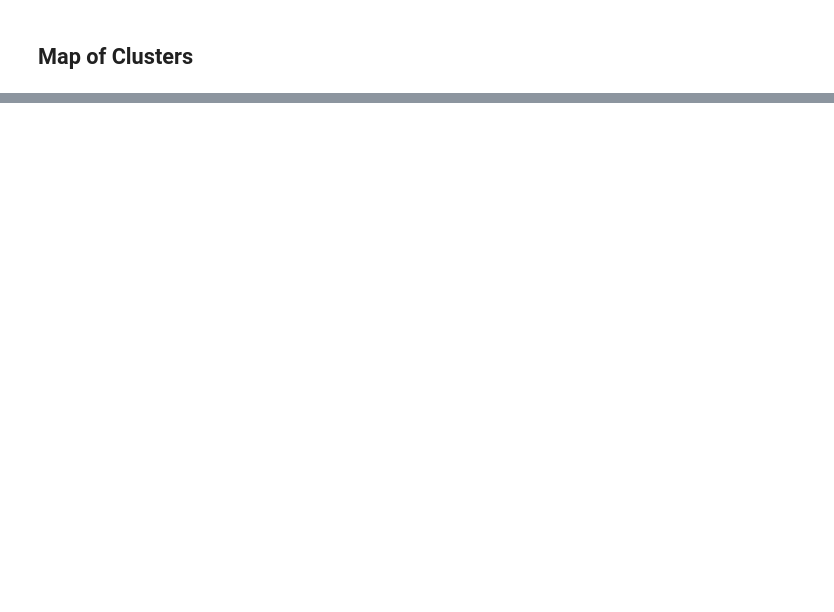
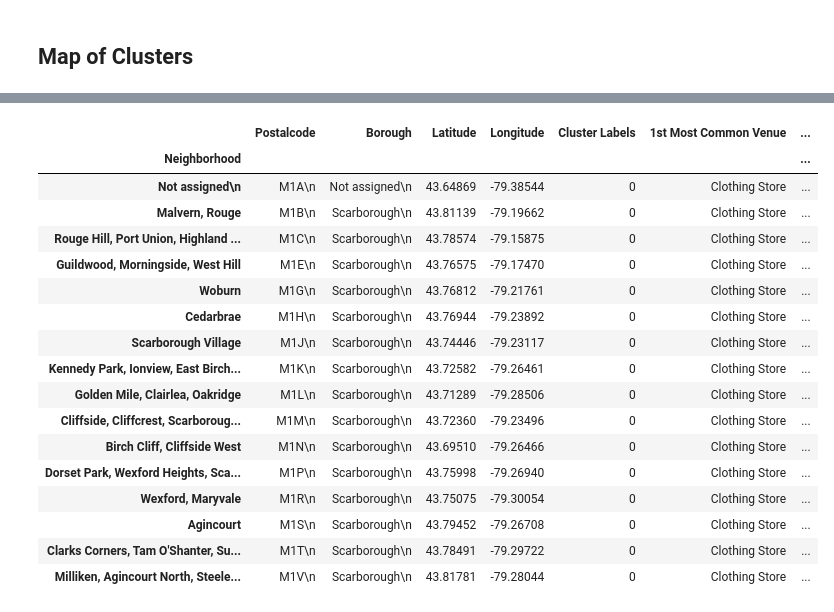
Before and after one commit to p1942588649/coursera_capstone_project, a Jupyter notebook: Capstone_The-Battle-of-the-Neighborhoods.ipynb, the cells around one changed output, grey strips where cells are left out. Saved outputs shown, nothing was run; the diff lists cells and outputs as text; code cells hidden in the pictures; blank space fills up the shorter version.

```diff
--- a/Capstone_The-Battle-of-the-Neighborhoods.ipynb
+++ b/Capstone_The-Battle-of-the-Neighborhoods.ipynb
@@ -560,0 +628,24 @@ map_clusters
+# %%
+#clusters
+new_Scarborough=Scarborough_merged.set_index("Neighborhood",drop=True)
+#new_Scarborough=Scarborough_merged.reset_index
+new_Scarborough
+# %% [output]
+|  | Postalcode | Borough | Latitude | Longitude | Cluster Labels | 1st Most Common Venue | ... |
+| Neighborhood |  |  |  |  |  |  | ... |
+| Not assigned\n | M1A\n | Not assigned\n | 43.64869 | -79.38544 | 0 | Clothing Store | ... |
+| Malvern, Rouge | M1B\n | Scarborough\n | 43.81139 | -79.19662 | 0 | Clothing Store | ... |
+| Rouge Hill, Port Union, Highland ... | M1C\n | Scarborough\n | 43.78574 | -79.15875 | 0 | Clothing Store | ... |
+| Guildwood, Morningside, West Hill | M1E\n | Scarborough\n | 43.76575 | -79.17470 | 0 | Clothing Store | ... |
+| Woburn | M1G\n | Scarborough\n | 43.76812 | -79.21761 | 0 | Clothing Store | ... |
+| Cedarbrae | M1H\n | Scarborough\n | 43.76944 | -79.23892 | 0 | Clothing Store | ... |
+| Scarborough Village | M1J\n | Scarborough\n | 43.74446 | -79.23117 | 0 | Clothing Store | ... |
+| Kennedy Park, Ionview, East Birch... | M1K\n | Scarborough\n | 43.72582 | -79.26461 | 0 | Clothing Store | ... |
+| Golden Mile, Clairlea, Oakridge | M1L\n | Scarborough\n | 43.71289 | -79.28506 | 0 | Clothing Store | ... |
+| Cliffside, Cliffcrest, Scarboroug... | M1M\n | Scarborough\n | 43.72360 | -79.23496 | 0 | Clothing Store | ... |
+| Birch Cliff, Cliffside West | M1N\n | Scarborough\n | 43.69510 | -79.26466 | 0 | Clothing Store | ... |
+| Dorset Park, Wexford Heights, Sca... | M1P\n | Scarborough\n | 43.75998 | -79.26940 | 0 | Clothing Store | ... |
+| Wexford, Maryvale | M1R\n | Scarborough\n | 43.75075 | -79.30054 | 0 | Clothing Store | ... |
+| Agincourt | M1S\n | Scarborough\n | 43.79452 | -79.26708 | 0 | Clothing Store | ... |
+| Clarks Corners, Tam O'Shanter, Su... | M1T\n | Scarborough\n | 43.78491 | -79.29722 | 0 | Clothing Store | ... |
+| Milliken, Agincourt North, Steele... | M1V\n | Scarborough\n | 43.81781 | -79.28044 | 0 | Clothing Store | ... |
```
Also changed, not shown: parts of 11 cells of this notebook.
